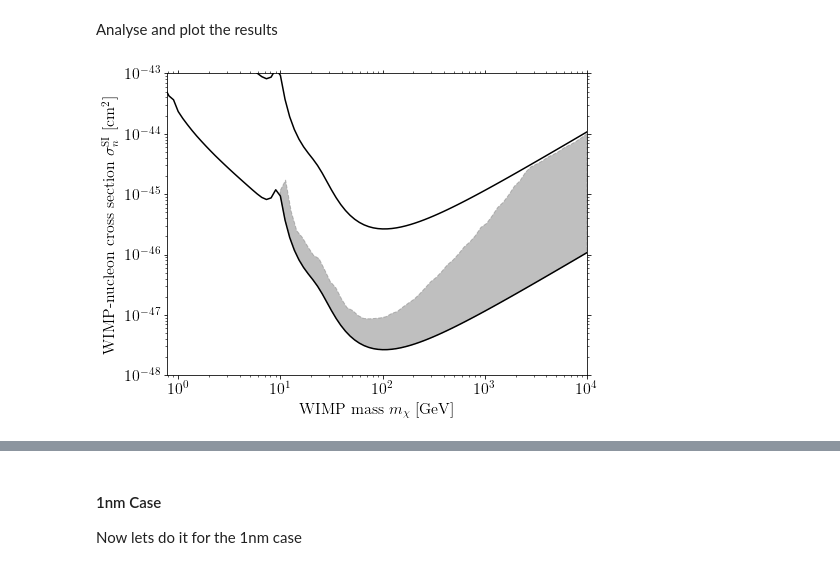
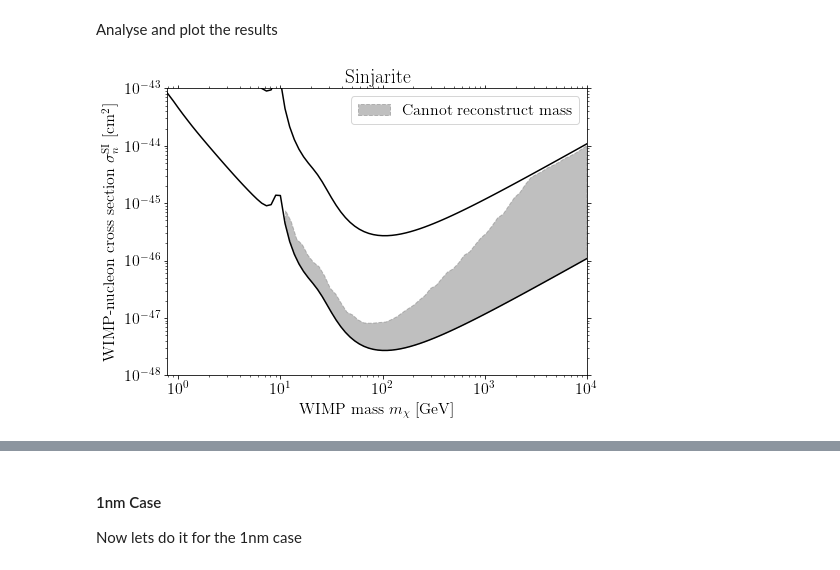
Before and after one commit to tedwards2412/paleo_detectors, a Jupyter notebook: Notebooks/Mass_Reconstruction.ipynb, the cells around one changed output, grey strips where cells are left out. Cells and saved outputs as stored; diff of their text form; code cells hidden in the pictures.

```diff
--- a/Notebooks/Mass_Reconstruction.ipynb
+++ b/Notebooks/Mass_Reconstruction.ipynb
@@ -246,34 +255,37 @@ Analyse and plot the results
 rc('text', usetex=True)
 rc('font',**{'family':'sans-serif','sans-serif':['cmr']})
 rc('font',**{'family':'serif','serif':['cmr']})
 rc('font', size=16)
 plt.figure(figsize=(7,5))
 from scipy.stats import binned_statistic
 ax = plt.gca()
 
 ax.set_xscale('log')
 ax.set_yscale('log')
 
 plt.plot(m_lim, Sinj_lim, 'k', )
 plt.plot(m_lim, Sinj_lim*100, 'k')
 
 # plt.scatter(m_listSinj, sigma_list_Sinj)
 
 percentile = lambda x: np.percentile(x, 99.)
 line, bins, _ = binned_statistic(m_listSinj, sigma_list_Sinj,
                                  percentile, bins=np.logspace(np.log10(6),4.,num=60))
 bin_c = bins[:-1] + np.diff(bins)
 
 # plt.plot(bin_c,line, 'k')
 temp = interp1d(m_lim, Sinj_lim)
-plt.fill_between(bin_c,line, temp(bin_c), linestyle='--', color='grey', alpha=0.5)
+plt.fill_between(bin_c,line, temp(bin_c), linestyle='--', color='grey', alpha=0.5,
+                                     label=r'Cannot reconstruct mass')
 plt.xlabel(r'WIMP mass $m_\chi$ [GeV]')
 plt.ylabel(r'WIMP-nucleon cross section $\sigma_n^{\mathrm{SI}}$ [cm$^2$]')
 plt.xlim(np.log10(6),10000)
 plt.ylim(1e-48,1e-43)
+plt.title(r'Sinjarite')
+plt.legend()
 plt.tight_layout(pad=0.3)
-plt.savefig("../plots/mass_reconstruction.pdf")
+plt.savefig("../plots/mass_reconstruction_15nm.pdf")
 plt.show()
 # %% [output]
-[figure, old version]
+[figure, new version]
 # %%
```
Also changed, not shown: parts of 15 cells of this notebook, 33 other files.
